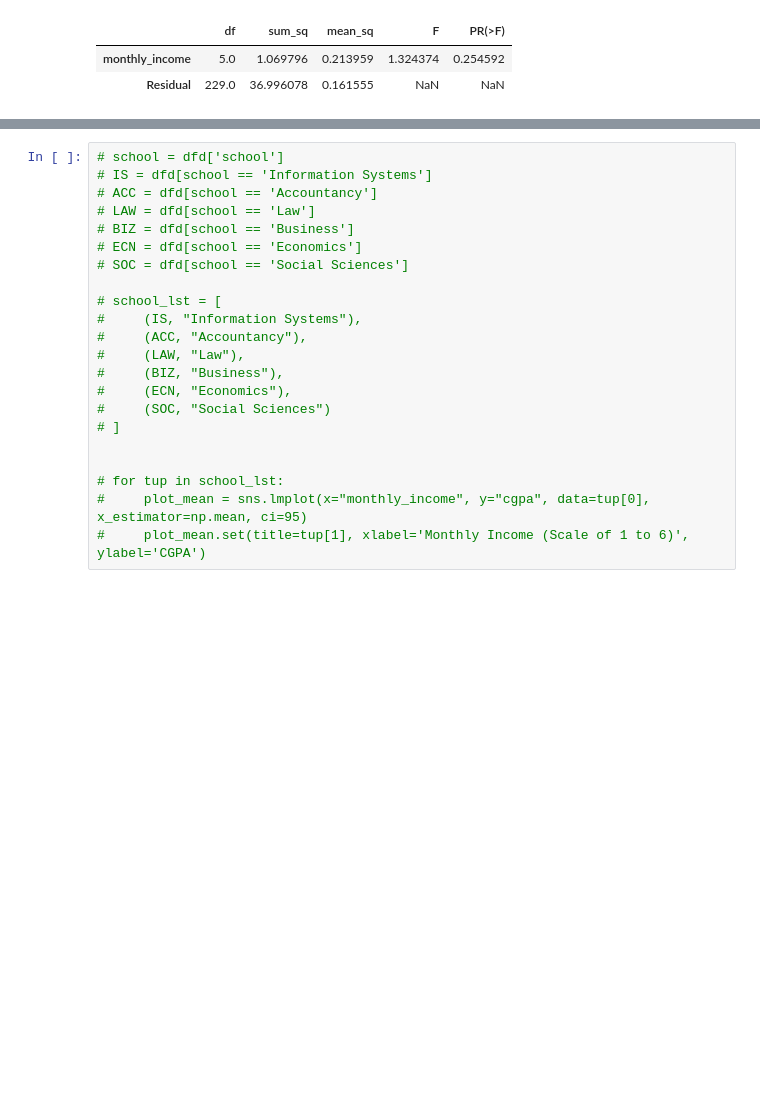
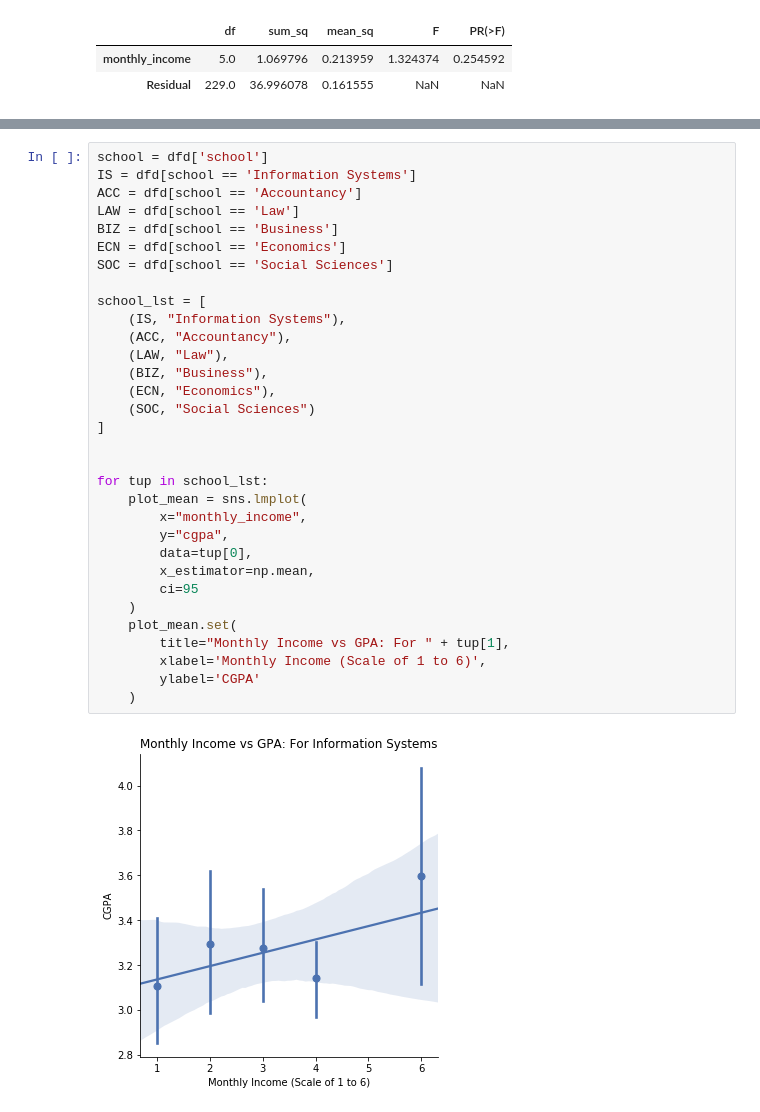
Before and after one commit to alch-1/correlation-gpa-and-income, a Jupyter notebook: visualise.ipynb, the cells around one changed output, grey strips where cells are left out. Drawn from its saved outputs; the diff is of its cells as text; blank space fills up the shorter version.

```diff
--- a/visualise.ipynb
+++ b/visualise.ipynb
@@ -143,22 +149,34 @@ plot_mean.set(
 # %%
-# school = dfd['school']
-# IS = dfd[school == 'Information Systems']
-# ACC = dfd[school == 'Accountancy']
-# LAW = dfd[school == 'Law']
-# BIZ = dfd[school == 'Business']
-# ECN = dfd[school == 'Economics']
-# SOC = dfd[school == 'Social Sciences']
+school = dfd['school']
+IS = dfd[school == 'Information Systems']
+ACC = dfd[school == 'Accountancy']
+LAW = dfd[school == 'Law']
+BIZ = dfd[school == 'Business']
+ECN = dfd[school == 'Economics']
+SOC = dfd[school == 'Social Sciences']
 
-# school_lst = [
-#     (IS, "Information Systems"),
-#     (ACC, "Accountancy"),
-#     (LAW, "Law"),
-#     (BIZ, "Business"),
-#     (ECN, "Economics"),
-#     (SOC, "Social Sciences")
-# ]
+school_lst = [
+    (IS, "Information Systems"),
+    (ACC, "Accountancy"),
+    (LAW, "Law"),
+    (BIZ, "Business"),
+    (ECN, "Economics"),
+    (SOC, "Social Sciences")
+]
 
 
-# for tup in school_lst:
-#     plot_mean = sns.lmplot(x="monthly_income", y="cgpa", data=tup[0], x_estimator=np.mean, ci=95)
-#     plot_mean.set(title=tup[1], xlabel='Monthly Income (Scale of 1 to 6)', ylabel='CGPA')
+for tup in school_lst:
+    plot_mean = sns.lmplot(
+        x="monthly_income",
+        y="cgpa",
+        data=tup[0],
+        x_estimator=np.mean,
+        ci=95
+    )
+    plot_mean.set(
+        title="Monthly Income vs GPA: For " + tup[1],
+        xlabel='Monthly Income (Scale of 1 to 6)',
+        ylabel='CGPA'
+    )
+# %% [output]
+[figure, added]
```
Also changed, not shown: parts of 9 cells of this notebook.
